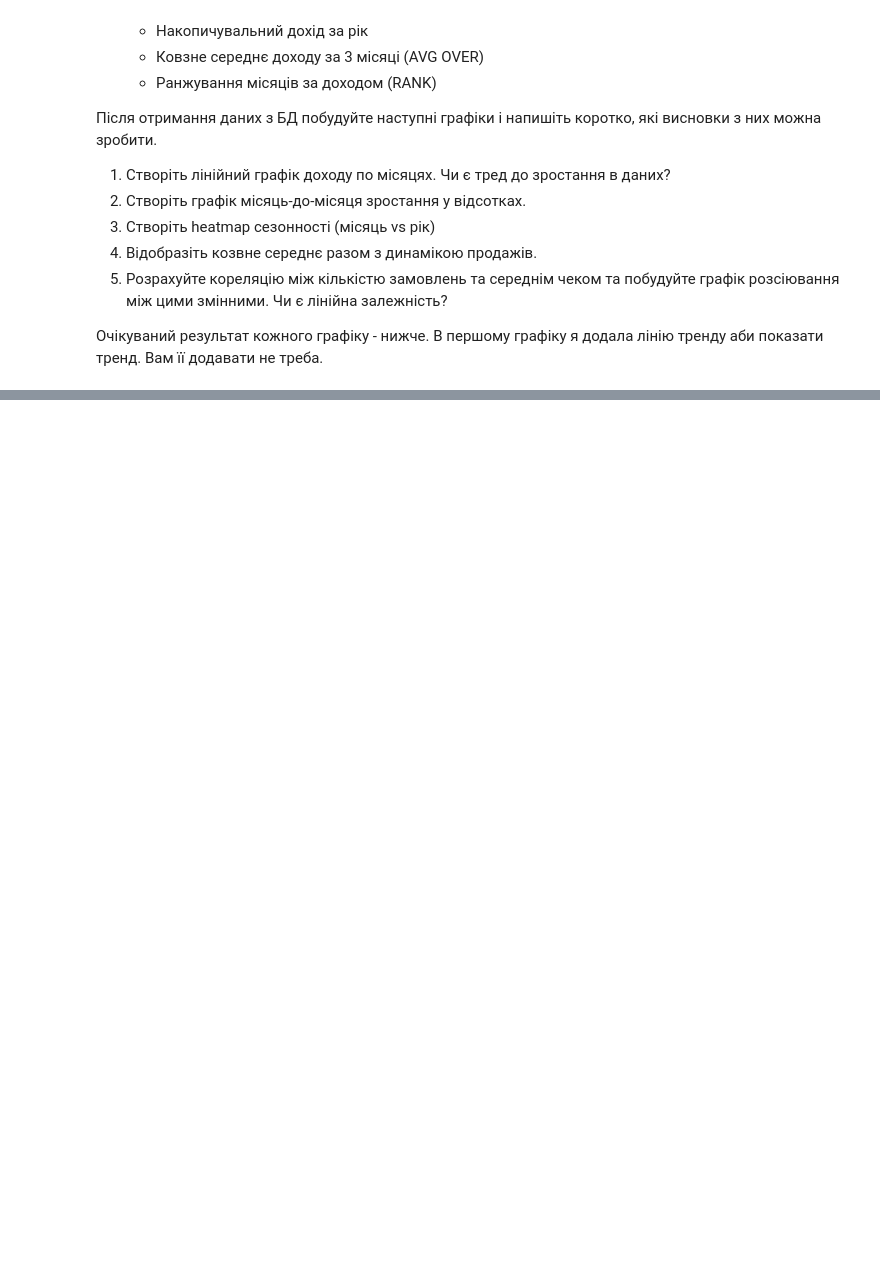
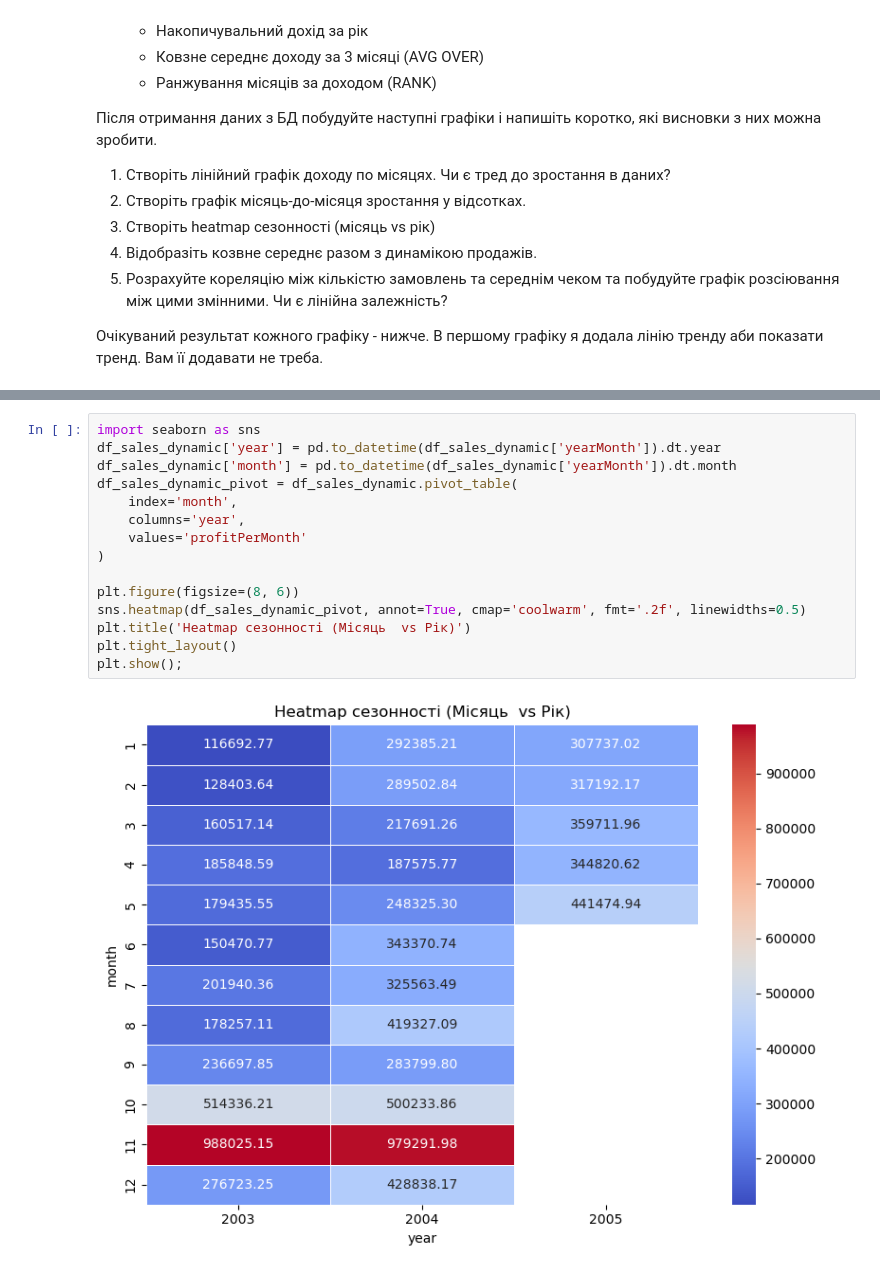
Before and after one commit to olesia-za/python_for_ds_tasks, a Jupyter notebook: hometasks/OZ_Done_11_HW1_Integration_Python_and_SQL_data_request.ipynb, the cells around one changed output, grey strips where cells are left out. Saved outputs shown, nothing was run; the diff lists cells and outputs as text; blank space fills up the shorter version.

```diff
--- a/hometasks/OZ_Done_11_HW1_Integration_Python_and_SQL_data_request.ipynb
+++ b/hometasks/OZ_Done_11_HW1_Integration_Python_and_SQL_data_request.ipynb
@@ -419,2 +495,19 @@ profit_by_products.boxplot(column='diffWithAvgByProductLine', by='productLine',
+# %%
+import seaborn as sns
+df_sales_dynamic['year'] = pd.to_datetime(df_sales_dynamic['yearMonth']).dt.year
+df_sales_dynamic['month'] = pd.to_datetime(df_sales_dynamic['yearMonth']).dt.month
+df_sales_dynamic_pivot = df_sales_dynamic.pivot_table(
+    index='month',
+    columns='year',
+    values='profitPerMonth'
+)
+
+plt.figure(figsize=(8, 6))
+sns.heatmap(df_sales_dynamic_pivot, annot=True, cmap='coolwarm', fmt='.2f', linewidths=0.5)
+plt.title('Heatmap сезонності (Місяць  vs Рік)')
+plt.tight_layout()
+plt.show();
+# %% [output]
+[figure, added]
 # %%
 # 3. Heatmap сезонності
```
Also changed, not shown: parts of 11 cells of this notebook.
